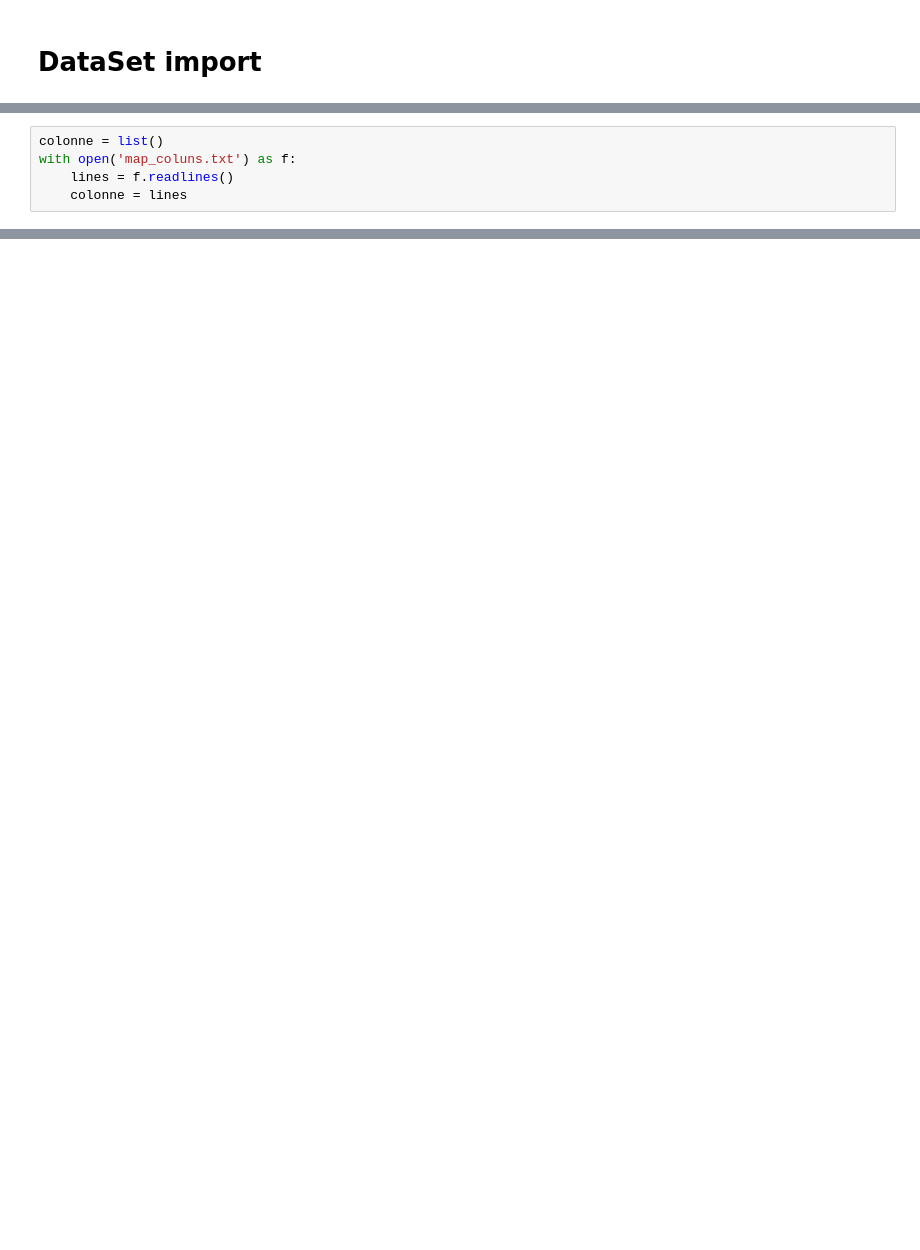
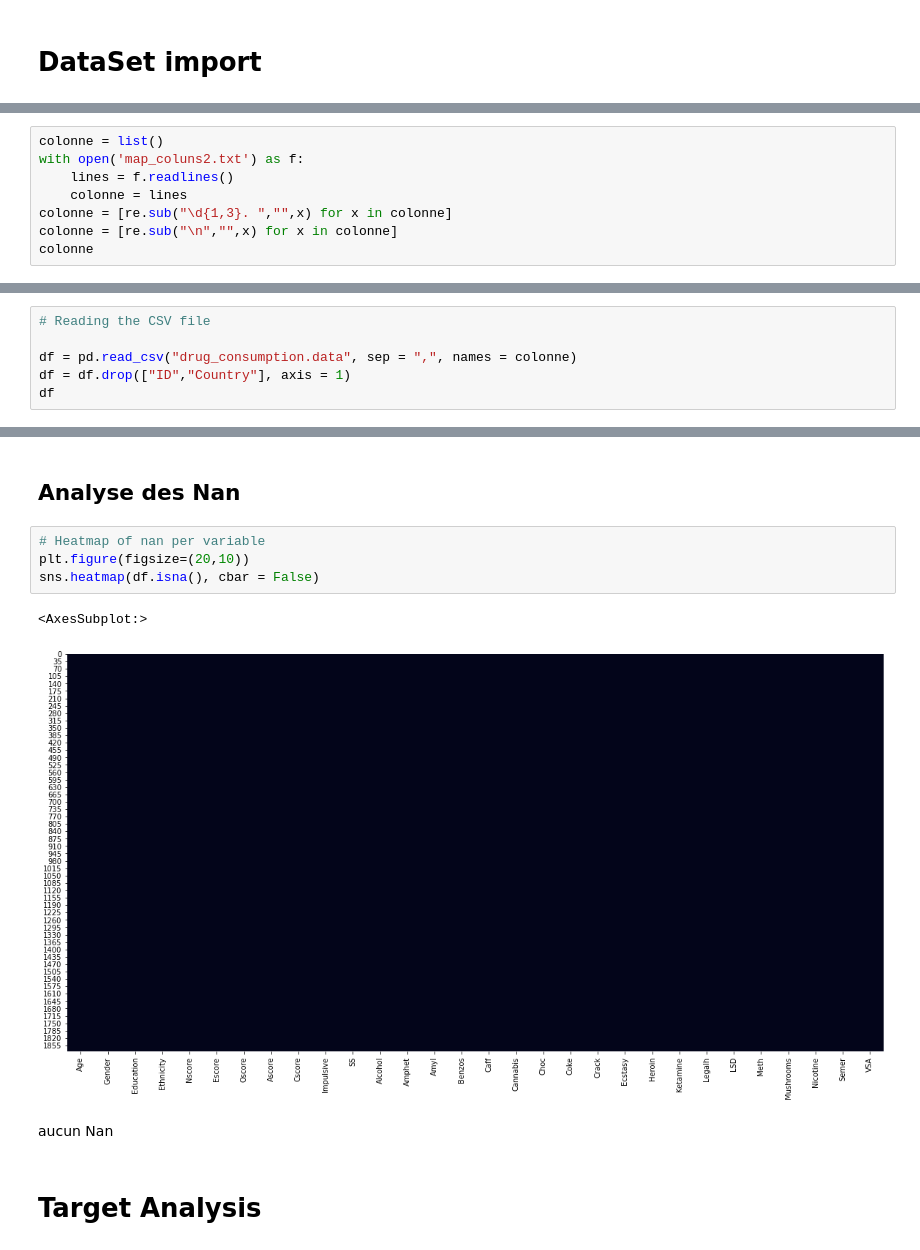
Before and after one commit to Thanujan-Puvikaran/Projet_data_a4, a Jupyter notebook: Projet/Preproc/Preprocessing.ipynb, the cells around one changed output, grey strips where cells are left out. Saved outputs shown, nothing was run; the diff lists cells and outputs as text; blank space fills up the shorter version.

```diff
--- a/Projet/Preproc/Preprocessing.ipynb
+++ b/Projet/Preproc/Preprocessing.ipynb
@@ -117,5 +17,0 @@ Length: 65, dtype: int64
-# %%
-colonne = list()
-with open('map_coluns.txt') as f:
-    lines = f.readlines()
-    colonne = lines
@@ -214,0 +20,8 @@ On se retrouve donc avec un data set de 4885 individus, 64 features et 1 target
+# %%
+colonne = list()
+with open('map_coluns2.txt') as f:
+    lines = f.readlines()
+    colonne = lines
+colonne = [re.sub("\d{1,3}. ","",x) for x in colonne]
+colonne = [re.sub("\n","",x) for x in colonne]
+colonne
@@ -214,0 +46,6 @@ On se retrouve donc avec un data set de 4885 individus, 64 features et 1 target
+# %%
+# Reading the CSV file
+
+df = pd.read_csv("drug_consumption.data", sep = ",", names = colonne)
+df = df.drop(["ID","Country"], axis = 1)
+df
@@ -214,0 +83,13 @@ On se retrouve donc avec un data set de 4885 individus, 64 features et 1 target
+# %% [markdown]
+## Analyse des Nan
+# %%
+# Heatmap of nan per variable
+plt.figure(figsize=(20,10))
+sns.heatmap(df.isna(), cbar = False)
+# %% [output]
+<AxesSubplot:>
+[figure, added]
+# %% [markdown]
+aucun Nan
+# %% [markdown]
+# Target Analysis
```
Also changed, not shown: parts of 41 cells of this notebook, 9 other files.
